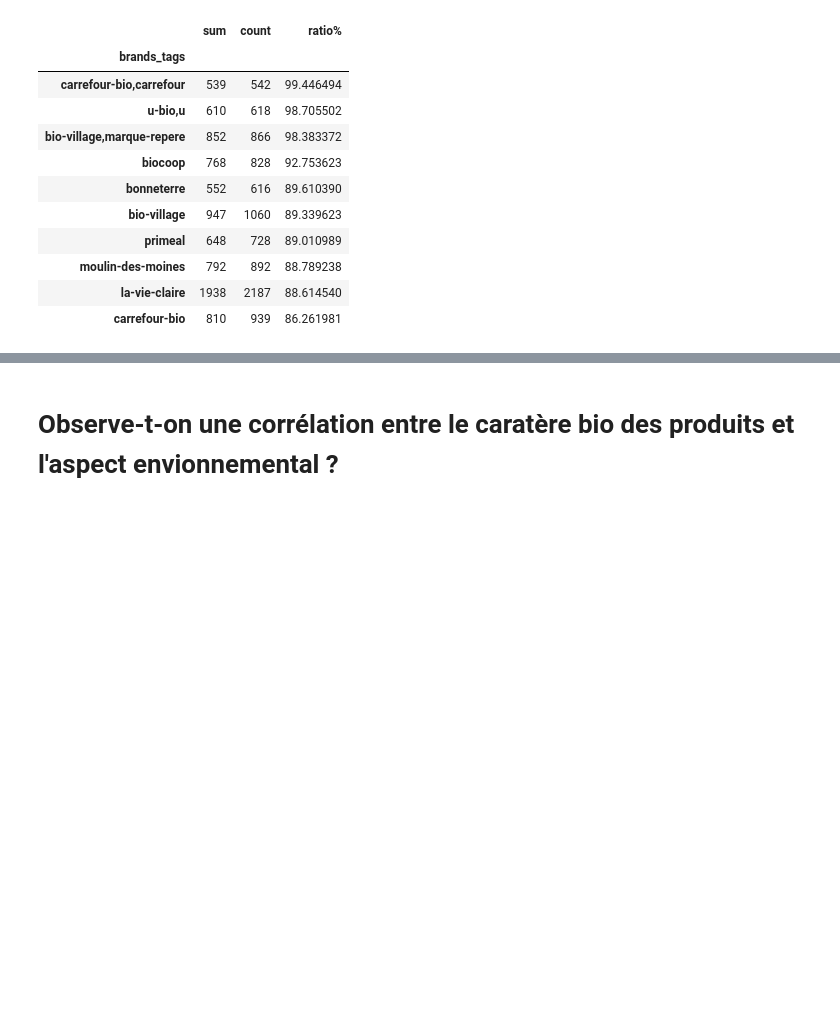
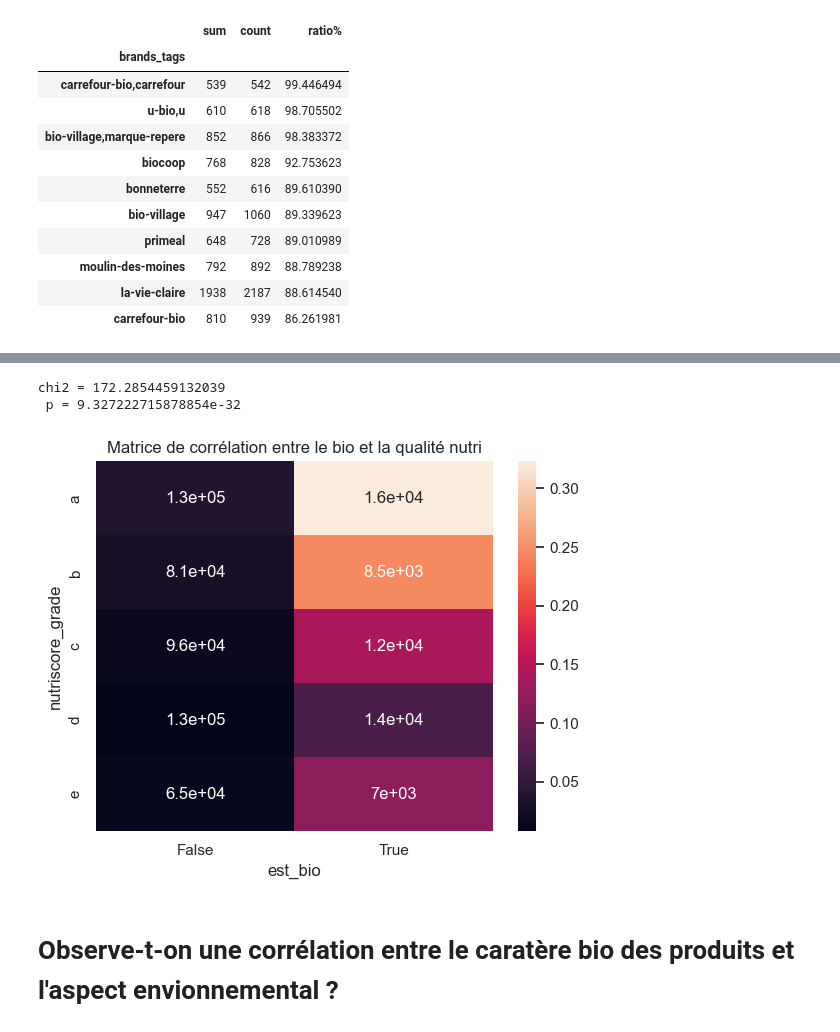
Before and after one commit to GrandMarabout/Analyse-UFC-que-choisir, a Jupyter notebook: Projet sur l'analyse de la qualité des produits alimentaires-Copy1.ipynb, the cells around one changed output, grey strips where cells are left out. Drawn from its saved outputs; the diff is of its cells as text; code cells hidden in the pictures; blank space fills up the shorter version.

```diff
--- a/Projet sur l'analyse de la qualité des produits alimentaires-Copy1.ipynb
+++ b/Projet sur l'analyse de la qualité des produits alimentaires-Copy1.ipynb
@@ -793,6 +791,0 @@ bio_ratio.iloc[:,-1].plot.bar(ylim=(80,100), ylabel="Ratio(%)", color=list_color
-# %%
-quali["nutriscore_A"] = quali["nutriscore_grade"].loc[quali["nutriscore_grade"] == "a"]
-quali["nutriscore_B"] = quali["nutriscore_grade"].loc[quali["nutriscore_grade"] == "b"]
-quali["nutriscore_C"] = quali["nutriscore_grade"].loc[quali["nutriscore_grade"] == "c"]
-quali["nutriscore_D"] = quali["nutriscore_grade"].loc[quali["nutriscore_grade"] == "d"]
-quali["nutriscore_E"] = quali["nutriscore_grade"].loc[quali["nutriscore_grade"] == "e"]
@@ -816,2 +844,18 @@ indep
+# %%
+chi2, p, dof, expected_freq= chi2_contingency(cont_1)
+print("chi2 =",chi2, "\n", "p =", p)
+# %% [output]
+chi2 = 172.2854459132039
+ p = 9.327222715878854e-32
+# %%
+c = cont_1.fillna(0) # On remplace les valeurs nulles par 0
+measure = (c-indep)**2/indep
+xi_n = measure.sum().sum()
+table = measure/xi_n
+sns.heatmap(table.iloc[:-1,:-1],annot=c.iloc[:-1,:-1])
+plt.title('Matrice de corrélation entre le bio et la qualité nutri')
+plt.show()
+# %% [output]
+[figure, added]
 # %% [markdown]
 # Observe-t-on une corrélation entre le caratère bio des produits et l'aspect envionnemental ?
```
Also changed, not shown: parts of 18 cells of this notebook.
